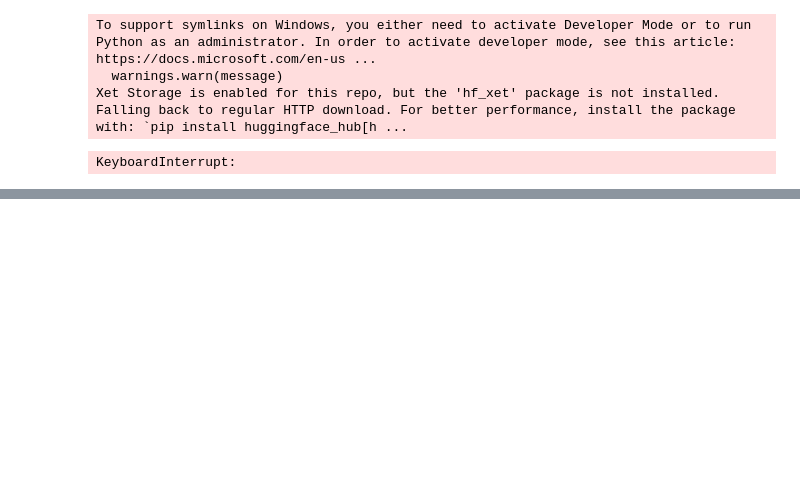
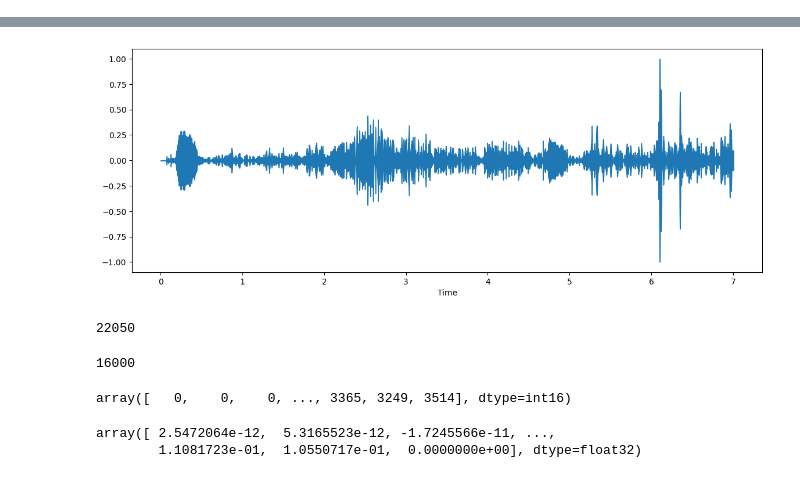
Before and after one commit to anuragbhagour/Audio-classification, a Jupyter notebook: audio_classification.ipynb, the cells around one changed output, grey strips where cells are left out. Saved outputs shown, nothing was run; the diff lists cells and outputs as text; code cells hidden in the pictures; blank space fills up the shorter version.

```diff
--- a/audio_classification.ipynb
+++ b/audio_classification.ipynb
@@ -1,9 +1,6 @@
 # %%
-from datasets import load_dataset
 
-ds = load_dataset("danavery/urbansound8K")
+import matplotlib.pyplot as plt
+%matplotlib inline
-# %% [output]
-To support symlinks on Windows, you either need to activate Developer Mode or to run Python as an administrator. In order to activate developer mode, see this article: https://docs.microsoft.com/en-us ...
-  warnings.warn(message)
-Xet Storage is enabled for this repo, but the 'hf_xet' package is not installed. Falling back to regular HTTP download. For better performance, install the package with: `pip install huggingface_hub[h ...
-KeyboardInterrupt:
+# %%
+filename = 'dataset folder\cats_dogs\cat_16.wav'
@@ -9,0 +11,7 @@ KeyboardInterrupt:
+# %%
+##dog sound
+plt.figure(figsize=(14,5))
+data, sample_rate = librosa.load(filename)
+librosa.display.waveshow(data, sr=sample_rate)
+ipd.Audio(filename)
+# %% [output]
@@ -9,0 +19,26 @@ KeyboardInterrupt:
+[figure, added]
+# %%
+sample_rate
+##how many times sound is sampled per second.
+##when we are reading with librosa the fixed sample rate will be 22050
+##we also use scipy library for the same but it will give less sample rate
+# %% [output]
+22050
+# %%
+from scipy.io import wavfile as wavfile
+wave_Sample_rate, wave_audio = wavfile.read(filename)
+wave_Sample_rate
+# %% [output]
+16000
+# %%
+wave_audio ##by using scipy these value we are getting are the numerical representation of the sound waves.
+## which are not normalised....
+# %% [output]
+array([   0,    0,    0, ..., 3365, 3249, 3514], dtype=int16)
+# %%
+data
+##but using librosa the data is normalised...which is used to for furthur signal
+##processing but using these we can converge signal into one which is also called mono signal
+# %% [output]
+array([ 2.5472064e-12,  5.3165523e-12, -1.7245566e-11, ...,
+        1.1081723e-01,  1.0550717e-01,  0.0000000e+00], dtype=float32)
```
Also changed, not shown: parts of 13 cells of this notebook, 7 other files.
